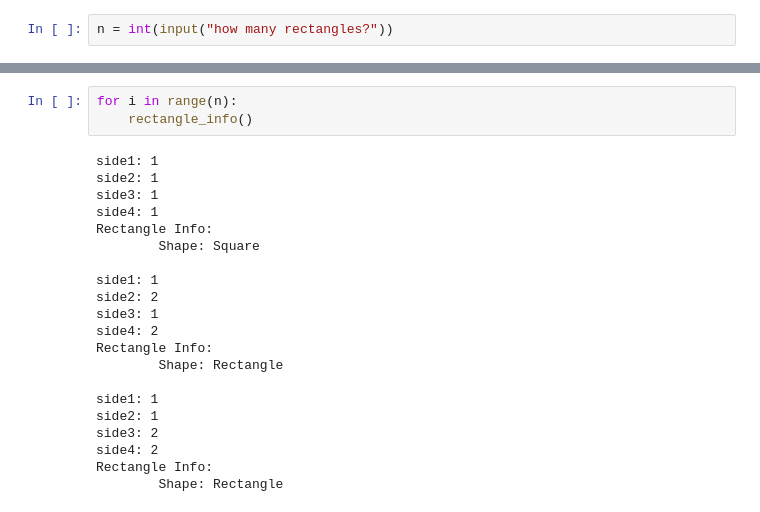
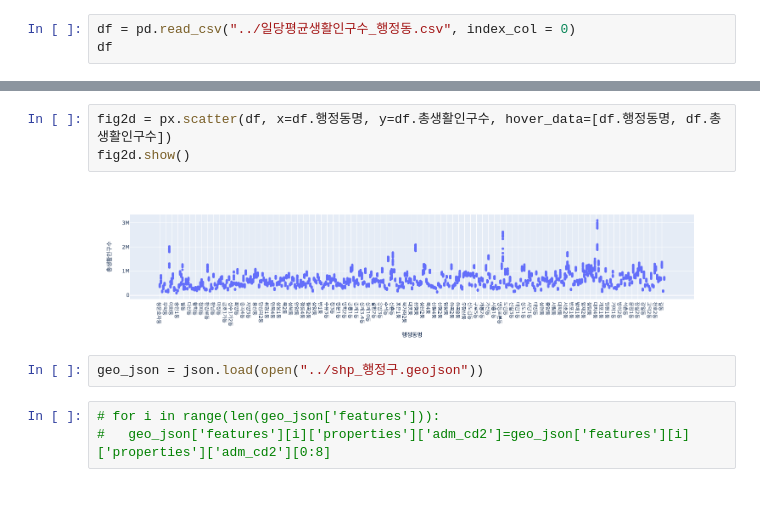
Before and after one commit to syshin0116/Dacon, a Jupyter notebook: code/시각화/Untitled1.ipynb, the cells around one changed output, grey strips where cells are left out. Drawn from its saved outputs; the diff is of its cells as text.

```diff
--- a/code/시각화/Untitled1.ipynb
+++ b/code/시각화/Untitled1.ipynb
@@ -19,3 +8,4 @@ def rectangle_info():
 # %%
-n = int(input("how many rectangles?"))
+df = pd.read_csv("../일당평균생활인구수_행정동.csv", index_col = 0)
+df
 # %% [output]
@@ -23,24 +25,10 @@ how many rectangles? 3
 # %%
-for i in range(n):
-    rectangle_info()
+fig2d = px.scatter(df, x=df.행정동명, y=df.총생활인구수, hover_data=[df.행정동명, df.총생활인구수])
+fig2d.show()
 # %% [output]
-side1: 1
-side2: 1
-side3: 1
-side4: 1
-Rectangle Info:
-        Shape: Square
-
-side1: 1
-side2: 2
-side3: 1
-side4: 2
-Rectangle Info:
-        Shape: Rectangle
-
-side1: 1
-side2: 1
-side3: 2
-side4: 2
-Rectangle Info:
-        Shape: Rectangle
+[figure, added]
+# %%
+geo_json = json.load(open("../shp_행정구.geojson"))
+# %%
+# for i in range(len(geo_json['features'])):
+#   geo_json['features'][i]['properties']['adm_cd2']=geo_json['features'][i]['properties']['adm_cd2'][0:8]
```
Also changed, not shown: parts of 10 cells of this notebook, 9 other files.
